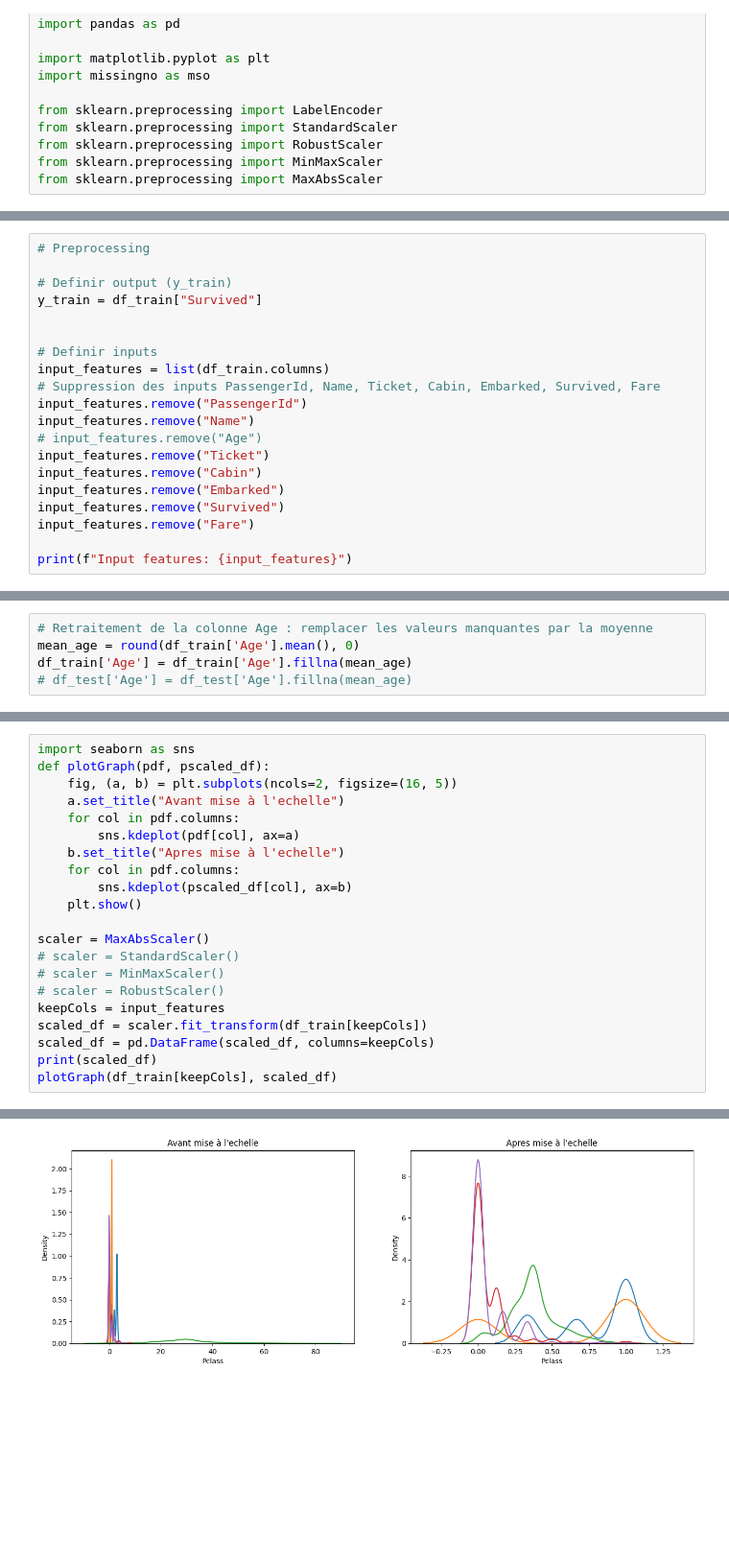
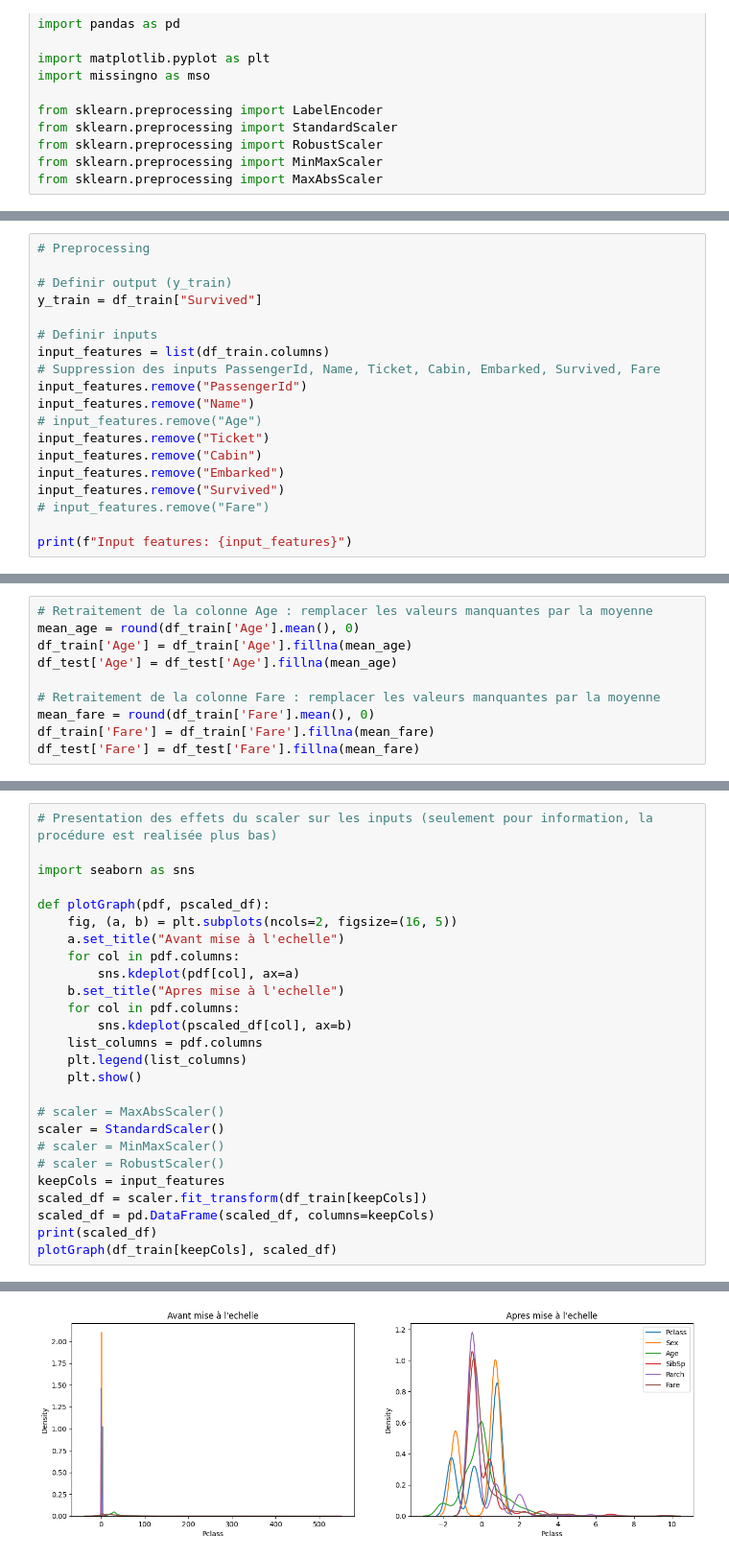
Before and after one commit to QGdtsc/ML_data, a Jupyter notebook: Kaggle_competitions/Titanic/titanic_create_and_train_model_1.ipynb, the cells around one changed output, grey strips where cells are left out. Shown: that part at 96% size. Cells and saved outputs as stored; diff of their text form; blank space fills up the shorter version.

```diff
--- a/Kaggle_competitions/Titanic/titanic_create_and_train_model_1.ipynb
+++ b/Kaggle_competitions/Titanic/titanic_create_and_train_model_1.ipynb
@@ -62,7 +70,6 @@ mso.bar(df_train,ax=ax_train,fontsize = 12)
 
 # Definir output (y_train)
 y_train = df_train["Survived"]
-
 
 # Definir inputs
 input_features = list(df_train.columns)
@@ -74,7 +81,7 @@ input_features.remove("Ticket")
 input_features.remove("Cabin")
 input_features.remove("Embarked")
 input_features.remove("Survived")
-input_features.remove("Fare")
+# input_features.remove("Fare")
 
 print(f"Input features: {input_features}")
 # %% [output]
@@ -83,7 +90,12 @@ Input features: ['Pclass', 'Sex', 'Age', 'SibSp', 'Parch']
 # Retraitement de la colonne Age : remplacer les valeurs manquantes par la moyenne
 mean_age = round(df_train['Age'].mean(), 0)
 df_train['Age'] = df_train['Age'].fillna(mean_age)
-# df_test['Age'] = df_test['Age'].fillna(mean_age)
+df_test['Age'] = df_test['Age'].fillna(mean_age)
+
+# Retraitement de la colonne Fare : remplacer les valeurs manquantes par la moyenne
+mean_fare = round(df_train['Fare'].mean(), 0)
+df_train['Fare'] = df_train['Fare'].fillna(mean_fare)
+df_test['Fare'] = df_test['Fare'].fillna(mean_fare)
 # %%
 # Retraitement de la colonne Sex : remplacer male par 0 et female par 1
 label_encoder_sex = LabelEncoder()
@@ -113,7 +126,10 @@ x_train.head(3)
 
 # x_train
 # %%
+# Presentation des effets du scaler sur les inputs (seulement pour information, la procédure est realisée plus bas)
+
 import seaborn as sns
+
 def plotGraph(pdf, pscaled_df):
     fig, (a, b) = plt.subplots(ncols=2, figsize=(16, 5))
     a.set_title("Avant mise à l'echelle")
@@ -122,10 +138,12 @@ def plotGraph(pdf, pscaled_df):
     b.set_title("Apres mise à l'echelle")
     for col in pdf.columns:
         sns.kdeplot(pscaled_df[col], ax=b)
+    list_columns = pdf.columns
+    plt.legend(list_columns)
     plt.show()
 
-scaler = MaxAbsScaler()
-# scaler = StandardScaler()
+# scaler = MaxAbsScaler()
+scaler = StandardScaler()
 # scaler = MinMaxScaler()
 # scaler = RobustScaler()
 keepCols = input_features
@@ -151,2 +169,2 @@ plotGraph(df_train[keepCols], scaled_df)
-[figure, old version]
+[figure, new version]
 # %%
```
Also changed, not shown: parts of 11 cells of this notebook.
